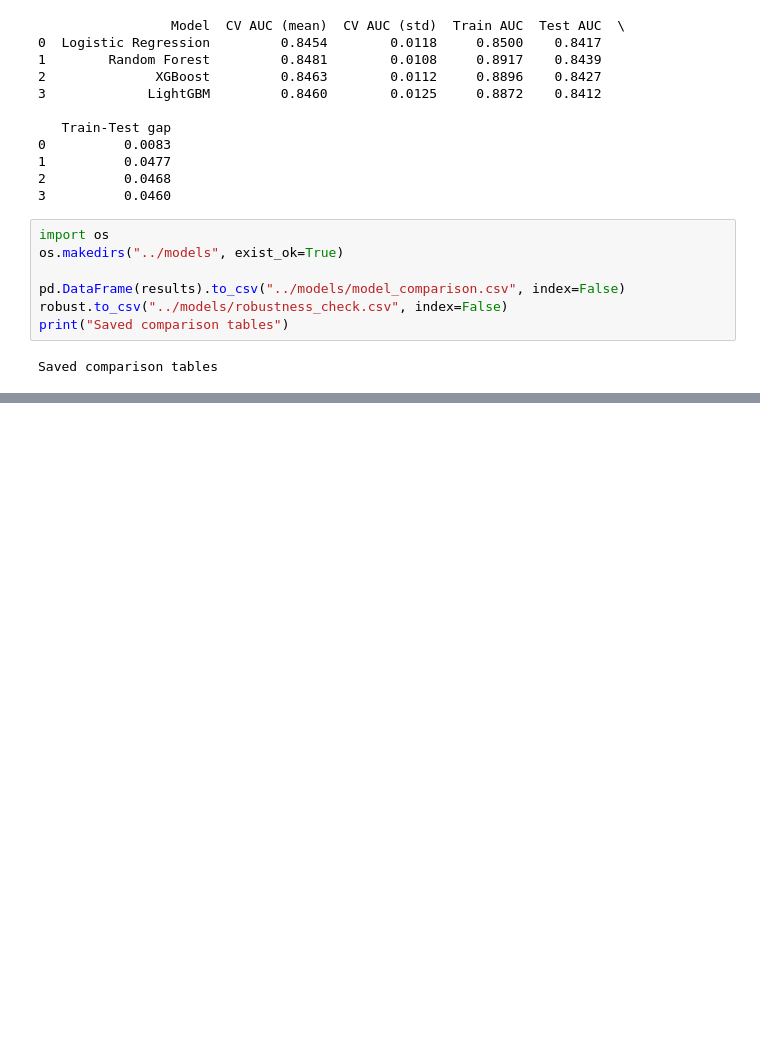
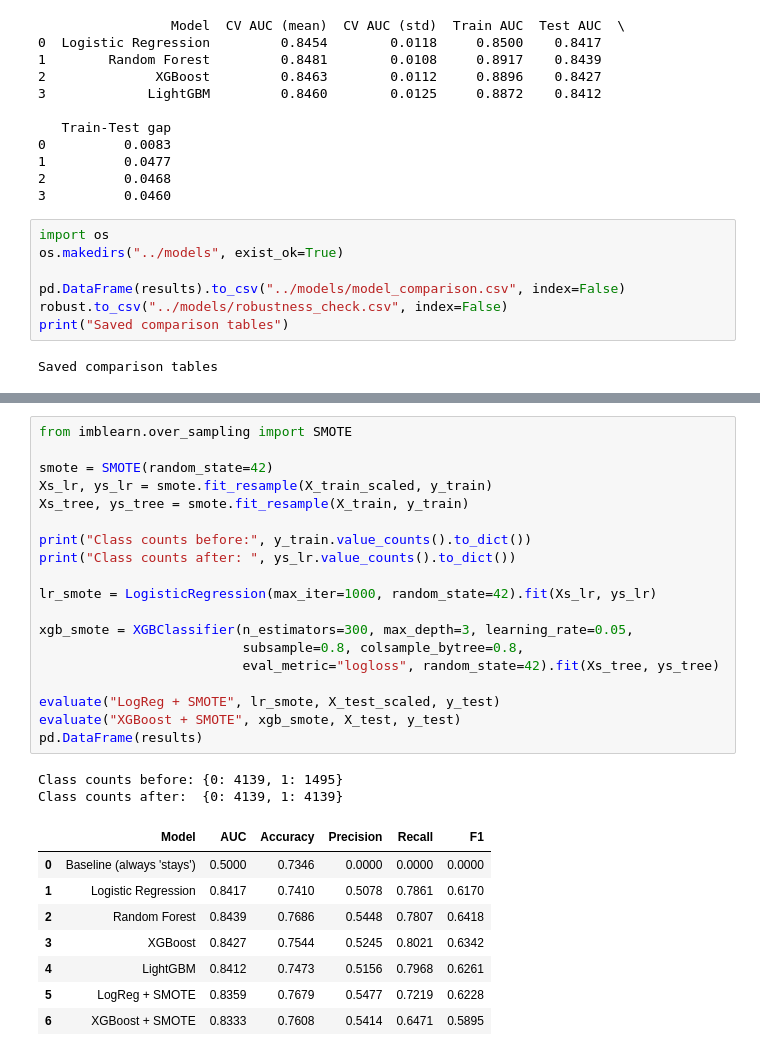
Before and after one commit to rayan-30/customer-churn-prediction, a Jupyter notebook: notebooks/04_Modelling.ipynb, the cells around one changed output, grey strips where cells are left out. Saved outputs shown, nothing was run; the diff lists cells and outputs as text; blank space fills up the shorter version.

```diff
--- a/notebooks/04_Modelling.ipynb
+++ b/notebooks/04_Modelling.ipynb
@@ -212,0 +218,30 @@ Saved comparison tables
+# %%
+from imblearn.over_sampling import SMOTE
+
+smote = SMOTE(random_state=42)
+Xs_lr, ys_lr = smote.fit_resample(X_train_scaled, y_train)
+Xs_tree, ys_tree = smote.fit_resample(X_train, y_train)
+
+print("Class counts before:", y_train.value_counts().to_dict())
+print("Class counts after: ", ys_lr.value_counts().to_dict())
+
+lr_smote = LogisticRegression(max_iter=1000, random_state=42).fit(Xs_lr, ys_lr)
+
+xgb_smote = XGBClassifier(n_estimators=300, max_depth=3, learning_rate=0.05,
+                          subsample=0.8, colsample_bytree=0.8,
+                          eval_metric="logloss", random_state=42).fit(Xs_tree, ys_tree)
+
+evaluate("LogReg + SMOTE", lr_smote, X_test_scaled, y_test)
+evaluate("XGBoost + SMOTE", xgb_smote, X_test, y_test)
+pd.DataFrame(results)
+# %% [output]
+Class counts before: {0: 4139, 1: 1495}
+Class counts after:  {0: 4139, 1: 4139}
+|  | Model | AUC | Accuracy | Precision | Recall | F1 |
+| 0 | Baseline (always 'stays') | 0.5000 | 0.7346 | 0.0000 | 0.0000 | 0.0000 |
+| 1 | Logistic Regression | 0.8417 | 0.7410 | 0.5078 | 0.7861 | 0.6170 |
+| 2 | Random Forest | 0.8439 | 0.7686 | 0.5448 | 0.7807 | 0.6418 |
+| 3 | XGBoost | 0.8427 | 0.7544 | 0.5245 | 0.8021 | 0.6342 |
+| 4 | LightGBM | 0.8412 | 0.7473 | 0.5156 | 0.7968 | 0.6261 |
+| 5 | LogReg + SMOTE | 0.8359 | 0.7679 | 0.5477 | 0.7219 | 0.6228 |
+| 6 | XGBoost + SMOTE | 0.8333 | 0.7608 | 0.5414 | 0.6471 | 0.5895 |
```
Also changed, not shown: parts of 3 cells of this notebook.
